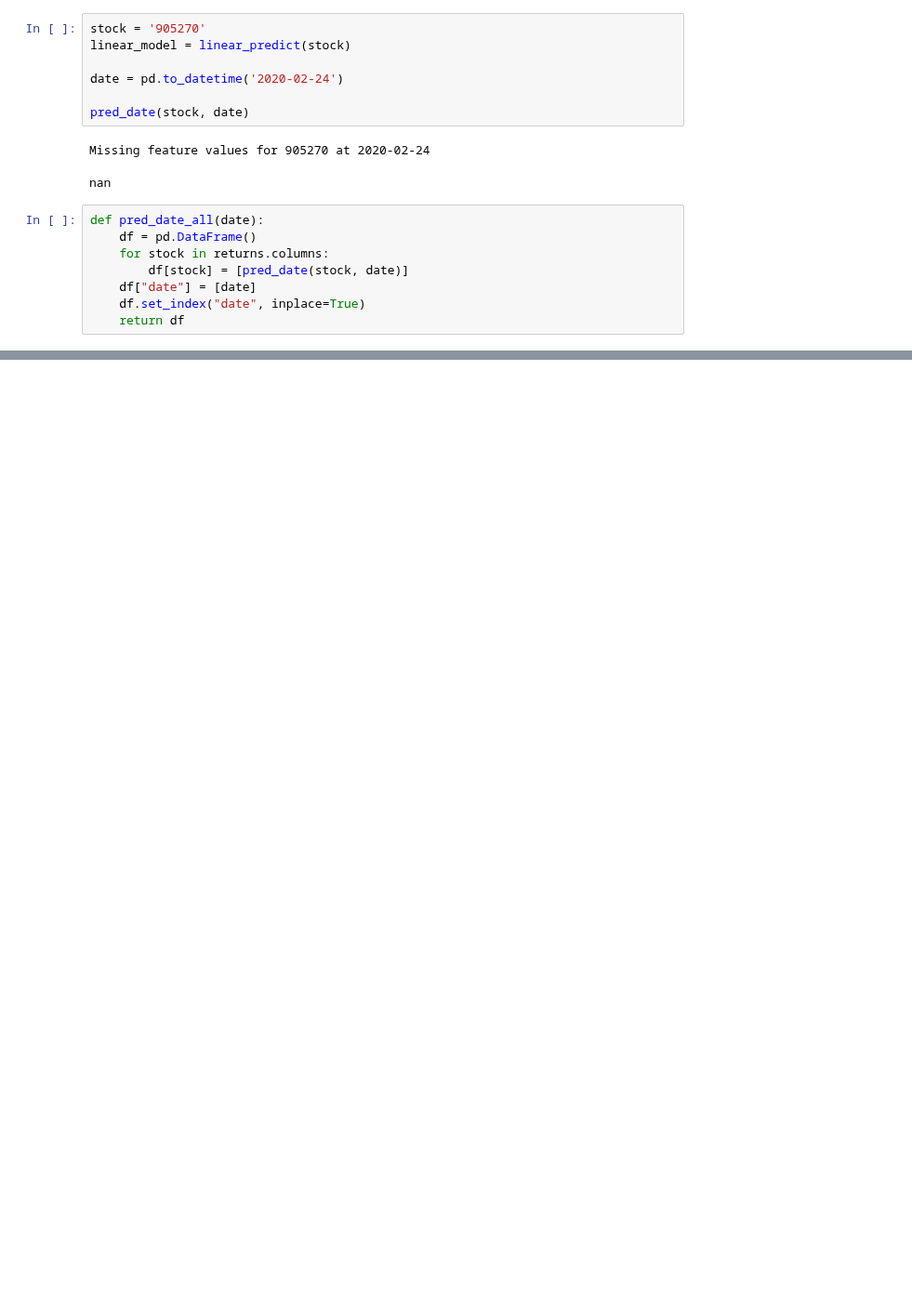
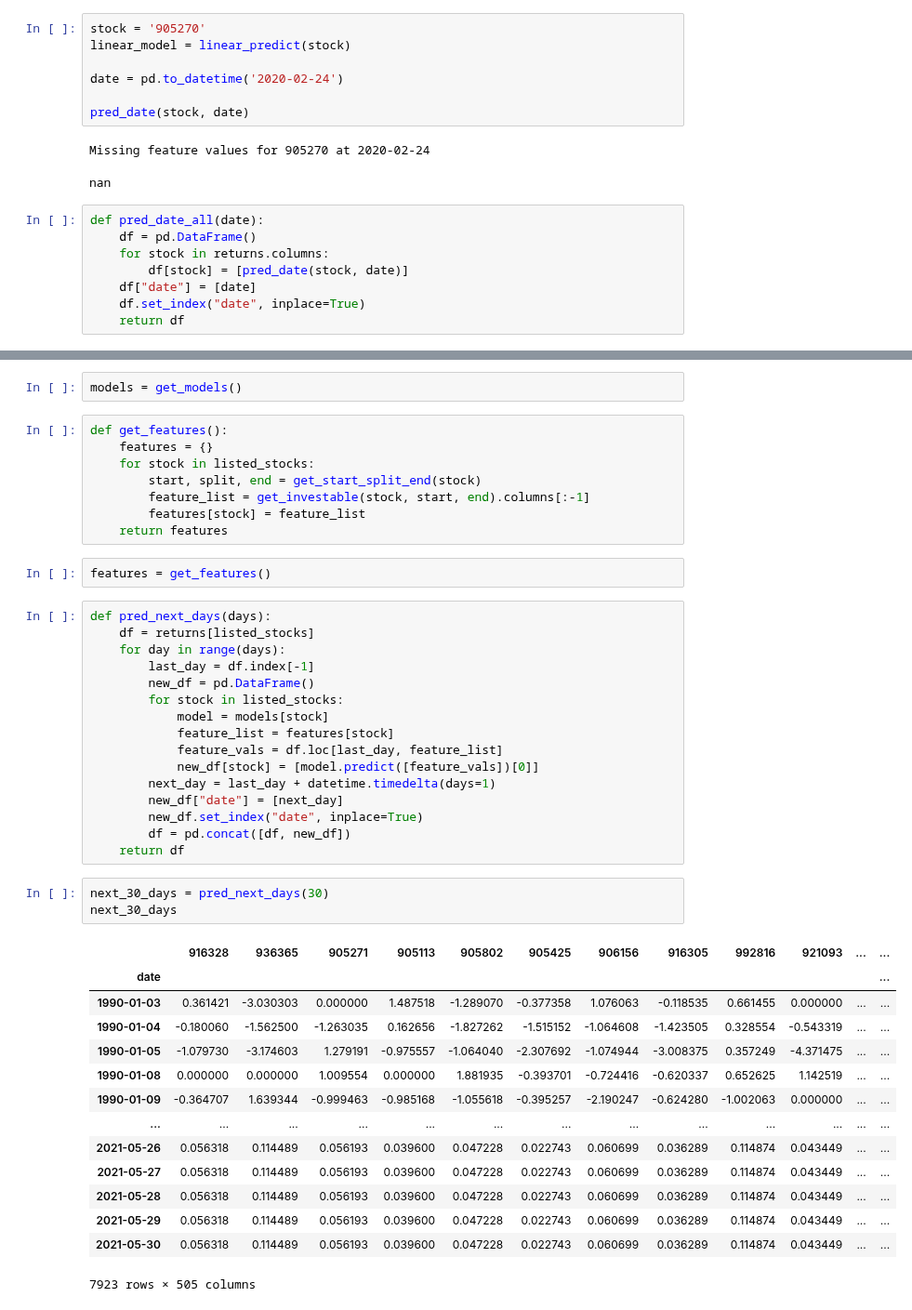
Before and after one commit to jeremylee73/differential-capital, a Jupyter notebook: linear-model/linear-returns-general.ipynb, the cells around one changed output, grey strips where cells are left out. Shown at 93% size. Saved outputs shown, nothing was run; the diff lists cells and outputs as text; blank space fills up the shorter version.

```diff
--- a/linear-model/linear-returns-general.ipynb
+++ b/linear-model/linear-returns-general.ipynb
@@ -119,0 +200,46 @@ IndexError: index 0 is out of bounds for axis 0 with size 0
+# %%
+models = get_models()
+# %%
+def get_features():
+    features = {}
+    for stock in listed_stocks:
+        start, split, end = get_start_split_end(stock)
+        feature_list = get_investable(stock, start, end).columns[:-1]
+        features[stock] = feature_list
+    return features
+# %%
+features = get_features()
+# %%
+def pred_next_days(days):
+    df = returns[listed_stocks]
+    for day in range(days):
+        last_day = df.index[-1]
+        new_df = pd.DataFrame()
+        for stock in listed_stocks:
+            model = models[stock]
+            feature_list = features[stock]
+            feature_vals = df.loc[last_day, feature_list]
+            new_df[stock] = [model.predict([feature_vals])[0]]
+        next_day = last_day + datetime.timedelta(days=1)
+        new_df["date"] = [next_day]
+        new_df.set_index("date", inplace=True)
+        df = pd.concat([df, new_df])
+    return df
+# %%
+next_30_days = pred_next_days(30)
+next_30_days
+# %% [output]
+|  | 916328 | 936365 | 905271 | 905113 | 905802 | 905425 | 906156 | 916305 | 992816 | 921093 | ... | ... |
+| date |  |  |  |  |  |  |  |  |  |  |  | ... |
+| 1990-01-03 | 0.361421 | -3.030303 | 0.000000 | 1.487518 | -1.289070 | -0.377358 | 1.076063 | -0.118535 | 0.661455 | 0.000000 | ... | ... |
+| 1990-01-04 | -0.180060 | -1.562500 | -1.263035 | 0.162656 | -1.827262 | -1.515152 | -1.064608 | -1.423505 | 0.328554 | -0.543319 | ... | ... |
+| 1990-01-05 | -1.079730 | -3.174603 | 1.279191 | -0.975557 | -1.064040 | -2.307692 | -1.074944 | -3.008375 | 0.357249 | -4.371475 | ... | ... |
+| 1990-01-08 | 0.000000 | 0.000000 | 1.009554 | 0.000000 | 1.881935 | -0.393701 | -0.724416 | -0.620337 | 0.652625 | 1.142519 | ... | ... |
+| 1990-01-09 | -0.364707 | 1.639344 | -0.999463 | -0.985168 | -1.055618 | -0.395257 | -2.190247 | -0.624280 | -1.002063 | 0.000000 | ... | ... |
+| ... | ... | ... | ... | ... | ... | ... | ... | ... | ... | ... | ... | ... |
+| 2021-05-26 | 0.056318 | 0.114489 | 0.056193 | 0.039600 | 0.047228 | 0.022743 | 0.060699 | 0.036289 | 0.114874 | 0.043449 | ... | ... |
+| 2021-05-27 | 0.056318 | 0.114489 | 0.056193 | 0.039600 | 0.047228 | 0.022743 | 0.060699 | 0.036289 | 0.114874 | 0.043449 | ... | ... |
+| 2021-05-28 | 0.056318 | 0.114489 | 0.056193 | 0.039600 | 0.047228 | 0.022743 | 0.060699 | 0.036289 | 0.114874 | 0.043449 | ... | ... |
+| 2021-05-29 | 0.056318 | 0.114489 | 0.056193 | 0.039600 | 0.047228 | 0.022743 | 0.060699 | 0.036289 | 0.114874 | 0.043449 | ... | ... |
+| 2021-05-30 | 0.056318 | 0.114489 | 0.056193 | 0.039600 | 0.047228 | 0.022743 | 0.060699 | 0.036289 | 0.114874 | 0.043449 | ... | ... |
+7923 rows × 505 columns
```
Also changed, not shown: parts of 12 cells of this notebook.
